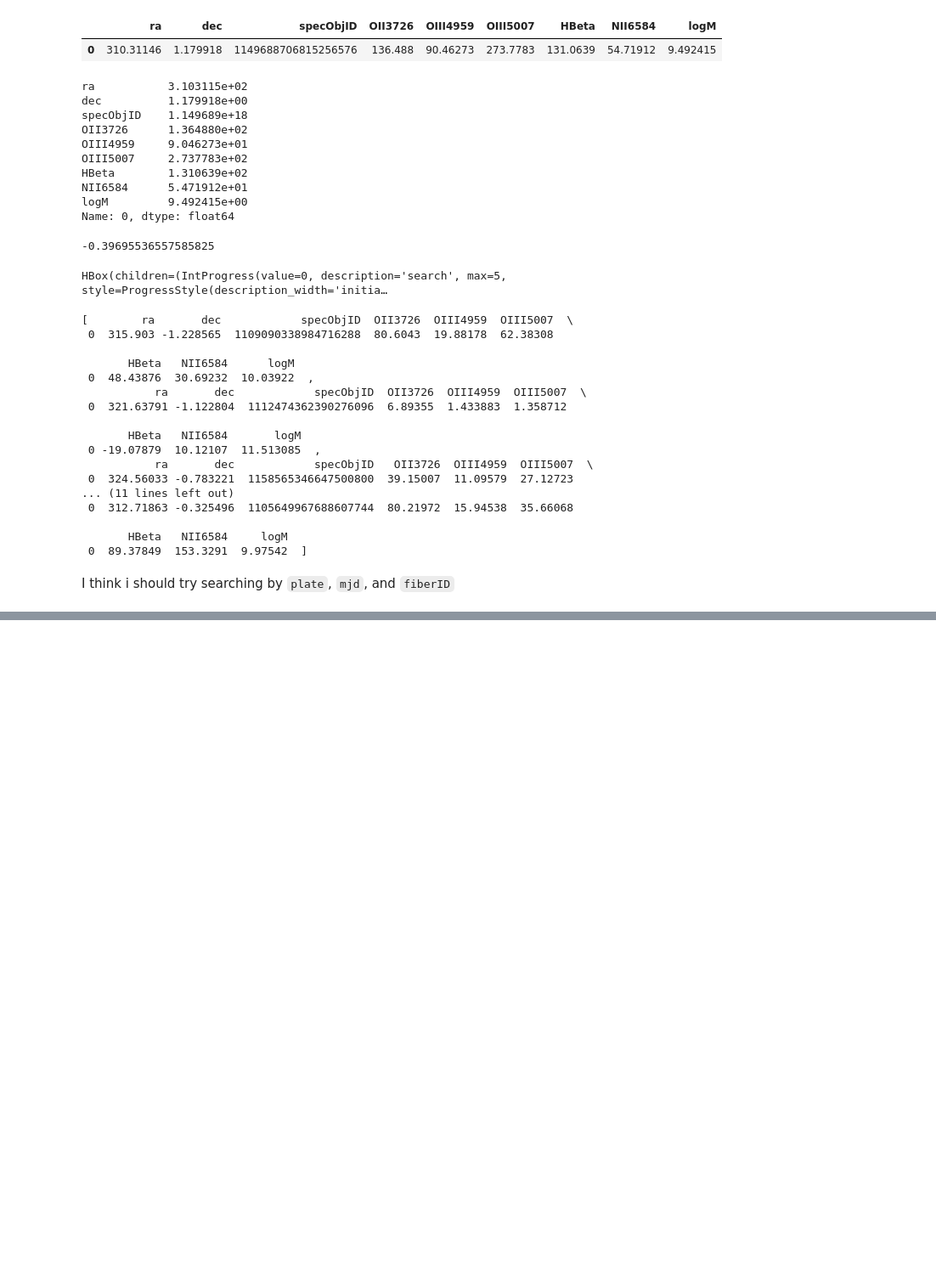
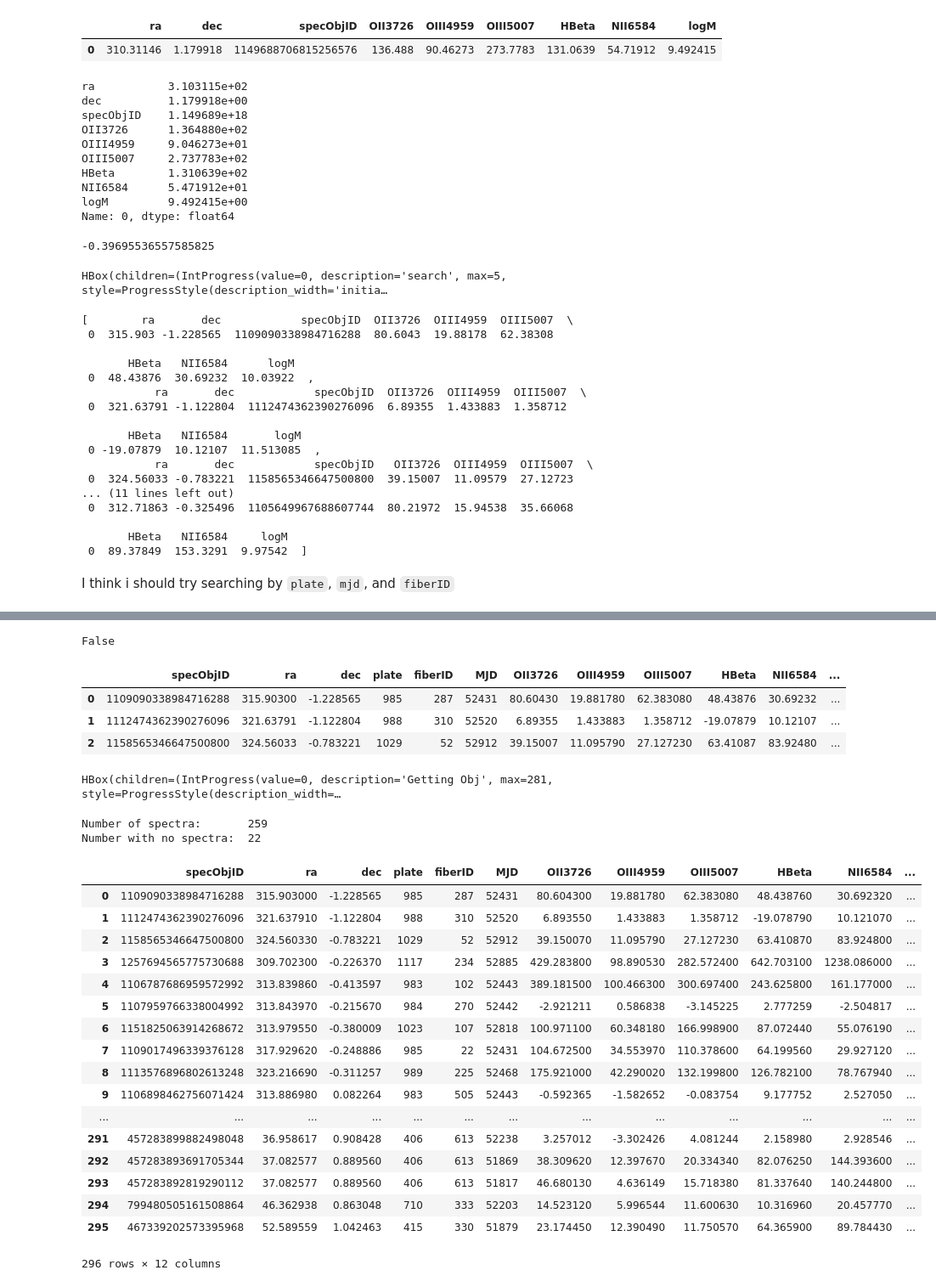
Before and after one commit to NicoAdams/Stripe82Clumps, a Jupyter notebook: mike_sandbox.ipynb, the cells around one changed output, grey strips where cells are left out. Shown at 85% size. Saved outputs shown, nothing was run; the diff lists cells and outputs as text; code cells hidden in the pictures; blank space fills up the shorter version.

```diff
--- a/mike_sandbox.ipynb
+++ b/mike_sandbox.ipynb
@@ -422,0 +503,8 @@ I think i should try searching by `plate`, `mjd`, and `fiberID`
+# %%
+def getOneSDSS(catTable,index):
+    xid, spectra = getSpecData(catTable,index)
+    if not xid:
+        return False
+    SQLsearch = genSQLsearch(xid)
+    SDSS = SDSS_select(SQLsearch)
+    return SDSS
@@ -422,0 +520,4 @@ I think i should try searching by `plate`, `mjd`, and `fiberID`
+# %%
+getOneSDSS(catTable,4)
+# %% [output]
+False
@@ -422,0 +526,65 @@ I think i should try searching by `plate`, `mjd`, and `fiberID`
+# %%
+t0
+# %% [output]
+|  | specObjID | ra | dec | plate | fiberID | MJD | OII3726 | OIII4959 | OIII5007 | HBeta | NII6584 | ... |
+| 0 | 1109090338984716288 | 315.90300 | -1.228565 | 985 | 287 | 52431 | 80.60430 | 19.881780 | 62.383080 | 48.43876 | 30.69232 | ... |
+| 1 | 1112474362390276096 | 321.63791 | -1.122804 | 988 | 310 | 52520 | 6.89355 | 1.433883 | 1.358712 | -19.07879 | 10.12107 | ... |
+| 2 | 1158565346647500800 | 324.56033 | -0.783221 | 1029 | 52 | 52912 | 39.15007 | 11.095790 | 27.127230 | 63.41087 | 83.92480 | ... |
+# %%
+def getCatSDSS(catTable):
+    from tqdm import tqdm_notebook as tqdm
+
+    objBar = tqdm(desc = 'Getting Obj',total = len(catTable))
+    n = 0
+    nospec = 0
+    while n >= 0:
+#         print(n)
+        if type(getOneSDSS(catTable,n)) is bool:
+            objBar.update(1)
+            nospec += 1
+            n+=1
+        else:
+            SDSSTable = getOneSDSS(catTable,n)
+            objBar.update(1)
+            break
+
+    nrange = range(n+1,len(catTable))
+    for obj in nrange:
+#         print('\n',obj)
+        objTable = getOneSDSS(catTable,obj)
+#         print(objTable)
+        if type(objTable) is bool:
+            objBar.update(1)
+            nospec += 1
+            continue
+        else:
+            SDSSTable = SDSSTable.append(objTable,ignore_index=True)
+            objBar.update(1)
+
+    print('Number of spectra:\t',len(catTable)-nospec)
+    print('Number with no spectra:\t',nospec)
+    return SDSSTable
+# %%
+catSDSS = getCatSDSS(catTable)
+# %% [output]
+HBox(children=(IntProgress(value=0, description='Getting Obj', max=281, style=ProgressStyle(description_width=…
+Number of spectra:       259
+Number with no spectra:  22
+|  | specObjID | ra | dec | plate | fiberID | MJD | OII3726 | OIII4959 | OIII5007 | HBeta | NII6584 | ... |
+| 0 | 1109090338984716288 | 315.903000 | -1.228565 | 985 | 287 | 52431 | 80.604300 | 19.881780 | 62.383080 | 48.438760 | 30.692320 | ... |
+| 1 | 1112474362390276096 | 321.637910 | -1.122804 | 988 | 310 | 52520 | 6.893550 | 1.433883 | 1.358712 | -19.078790 | 10.121070 | ... |
+| 2 | 1158565346647500800 | 324.560330 | -0.783221 | 1029 | 52 | 52912 | 39.150070 | 11.095790 | 27.127230 | 63.410870 | 83.924800 | ... |
+| 3 | 1257694565775730688 | 309.702300 | -0.226370 | 1117 | 234 | 52885 | 429.283800 | 98.890530 | 282.572400 | 642.703100 | 1238.086000 | ... |
+| 4 | 1106787686959572992 | 313.839860 | -0.413597 | 983 | 102 | 52443 | 389.181500 | 100.466300 | 300.697400 | 243.625800 | 161.177000 | ... |
+| 5 | 1107959766338004992 | 313.843970 | -0.215670 | 984 | 270 | 52442 | -2.921211 | 0.586838 | -3.145225 | 2.777259 | -2.504817 | ... |
+| 6 | 1151825063914268672 | 313.979550 | -0.380009 | 1023 | 107 | 52818 | 100.971100 | 60.348180 | 166.998900 | 87.072440 | 55.076190 | ... |
+| 7 | 1109017496339376128 | 317.929620 | -0.248886 | 985 | 22 | 52431 | 104.672500 | 34.553970 | 110.378600 | 64.199560 | 29.927120 | ... |
+| 8 | 1113576896802613248 | 323.216690 | -0.311257 | 989 | 225 | 52468 | 175.921000 | 42.290020 | 132.199800 | 126.782100 | 78.767940 | ... |
+| 9 | 1106898462756071424 | 313.886980 | 0.082264 | 983 | 505 | 52443 | -0.592365 | -1.582652 | -0.083754 | 9.177752 | 2.527050 | ... |
+| ... | ... | ... | ... | ... | ... | ... | ... | ... | ... | ... | ... | ... |
+| 291 | 457283899882498048 | 36.958617 | 0.908428 | 406 | 613 | 52238 | 3.257012 | -3.302426 | 4.081244 | 2.158980 | 2.928546 | ... |
+| 292 | 457283893691705344 | 37.082577 | 0.889560 | 406 | 613 | 51869 | 38.309620 | 12.397670 | 20.334340 | 82.076250 | 144.393600 | ... |
+| 293 | 457283892819290112 | 37.082577 | 0.889560 | 406 | 613 | 51817 | 46.680130 | 4.636149 | 15.718380 | 81.337640 | 140.244800 | ... |
+| 294 | 799480505161508864 | 46.362938 | 0.863048 | 710 | 333 | 52203 | 14.523120 | 5.996544 | 11.600630 | 10.316960 | 20.457770 | ... |
+| 295 | 467339202573395968 | 52.589559 | 1.042463 | 415 | 330 | 51879 | 23.174450 | 12.390490 | 11.750570 | 64.365900 | 89.784430 | ... |
+296 rows × 12 columns
```
Also changed, not shown: parts of 20 cells of this notebook, 10 other files.
